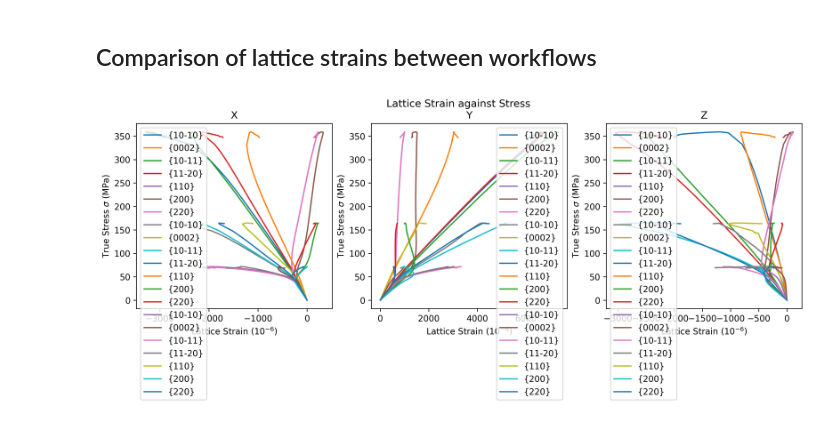
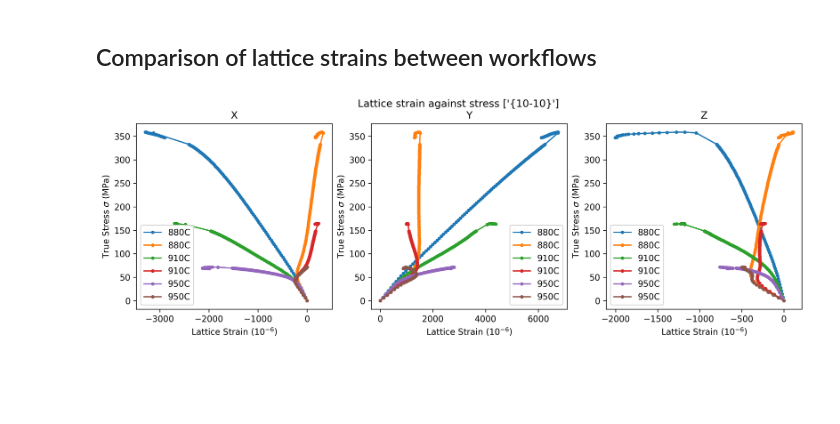
Before and after one commit to LightForm-group/Diffraction-postprocessing, a Jupyter notebook: comparison_of_workflows.ipynb, the cells around one changed output. Drawn from its saved outputs; the diff is of its cells as text; code cells hidden in the pictures; blank space fills up the shorter version.

Commit message:
Plot only selected planes for multiple workflows on same plot

```diff
--- a/comparison_of_workflows.ipynb
+++ b/comparison_of_workflows.ipynb
@@ -63,34 +69,35 @@ for i, axis in enumerate(["X", "Y", "Z"]): # loop over axes directions
 # %%
 %matplotlib inline
 
+plane_to_plot = ['{10-10}', '{200}']
+phases = import_diff_params("Ti_alpha", "Ti_beta")
+
 fig, axs = plt.subplots(1,3, figsize=(14, 4), dpi=300) # one row, three coloumns
-fig.suptitle('Lattice Strain against Stress')
+fig.suptitle(f'Lattice strain against stress {planes_to_plot}')
 
 for i, axis in enumerate(["X", "Y", "Z"]):
     for workflow_dir in workflow_dirs:
         true_stress = pickle.load(open(workflow_dir+'stress_strain.pkl', 'rb'))["Y"]['stress']
         latticestrain = pickle.load(open(workflow_dir+'lattice_strain.pkl', 'rb'))
-
-        # function start
-        phase_names = ['Ti_alpha', 'Ti_beta']
 
         latticestrain_mean = {}
         for phase_name, latticestrain_phase in latticestrain[axis].items():
             latticestrain_phase_mean = {}
             for plane_label, strains in latticestrain_phase.items():
                 latticestrain_phase_mean[plane_label] = np.array([strain.mean() for strain in strains])
             latticestrain_mean[phase_name] = latticestrain_phase_mean
 
-        for phase in phase_names:
+        for phase in phases.keys():
             for plane_label, mean_strain in latticestrain_mean[phase].items():
-                total_microstrain = np.array([0] + mean_strain) * 1e6 # convert to microstrain (1e6)
-                axs[i].plot(total_microstrain, true_stress, label=plane_label)
+                if plane_label in plane_to_plot:
+                    total_microstrain = np.array([0] + mean_strain) * 1e6 # convert to microstrain (1e6)
+                    axs[i].plot(total_microstrain, true_stress, color=, marker='.', label=workflow_dir[64:-37])
 
         axs[i].title.set_text(f"{axis}")
         axs[i].set_xlabel("Lattice Strain ($10^{-6}$)")
         axs[i].set_xlim([None, None])
         axs[i].set_ylabel("True Stress $\sigma$ (MPa)")
         axs[i].set_ylim([None, None])
         axs[i].legend()
 # %% [output]
-[figure, old version]
+[figure, new version]
```
Also changed, not shown: parts of 1 cell of this notebook.
